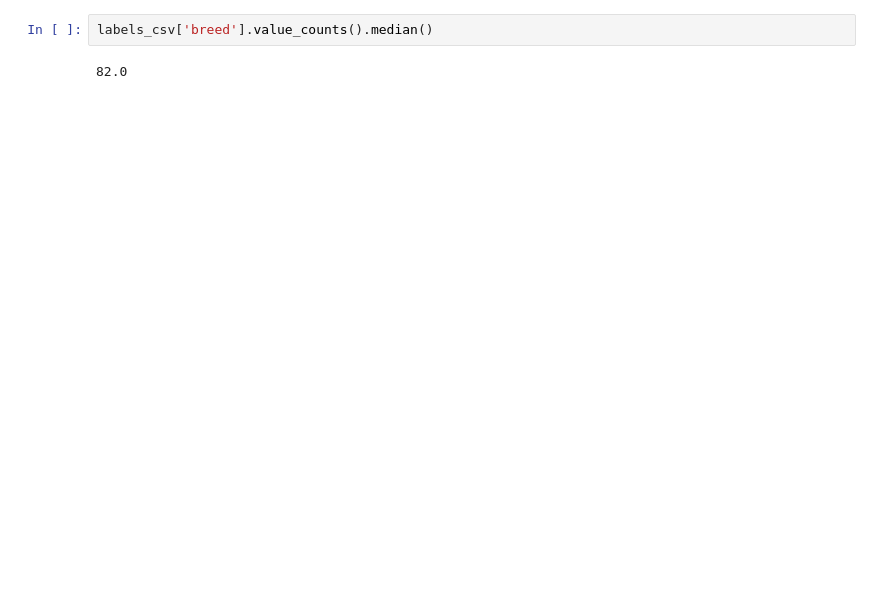
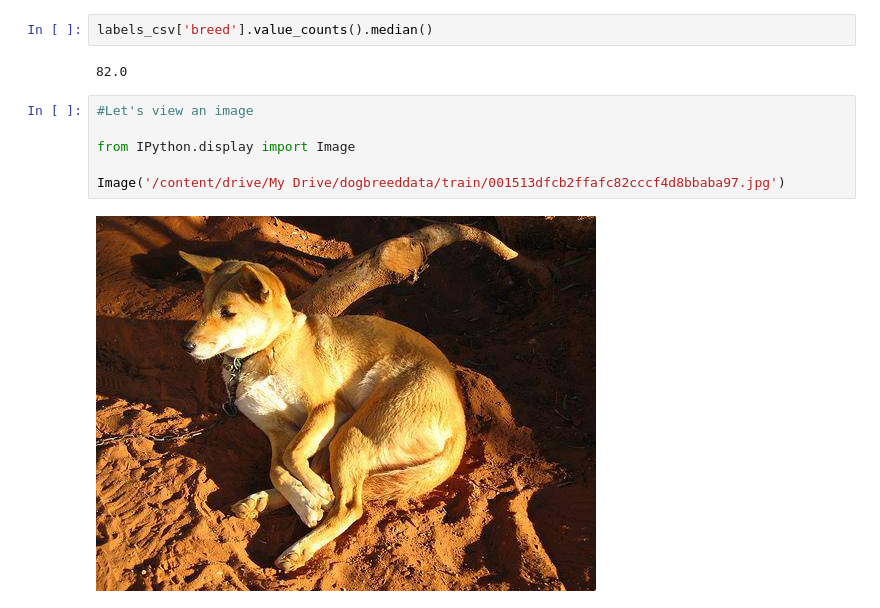
Before and after one commit to puneethramchandra/Dog-Breed-Identification, a Jupyter notebook: end_to_end_dog_indentification.ipynb, the cells around one changed output. Drawn from its saved outputs; the diff is of its cells as text; blank space fills up the shorter version.

```diff
--- a/end_to_end_dog_indentification.ipynb
+++ b/end_to_end_dog_indentification.ipynb
@@ -82,3 +82,11 @@ labels_csv['breed'].value_counts().plot.bar(figsize=(20,10));
 labels_csv['breed'].value_counts().median()
 # %% [output]
 82.0
+# %%
+#Let's view an image
+
+from IPython.display import Image
+
+Image('/content/drive/My Drive/dogbreeddata/train/001513dfcb2ffafc82cccf4d8bbaba97.jpg')
+# %% [output]
+[figure, added]
```
Also changed, not shown: parts of 6 cells of this notebook.
